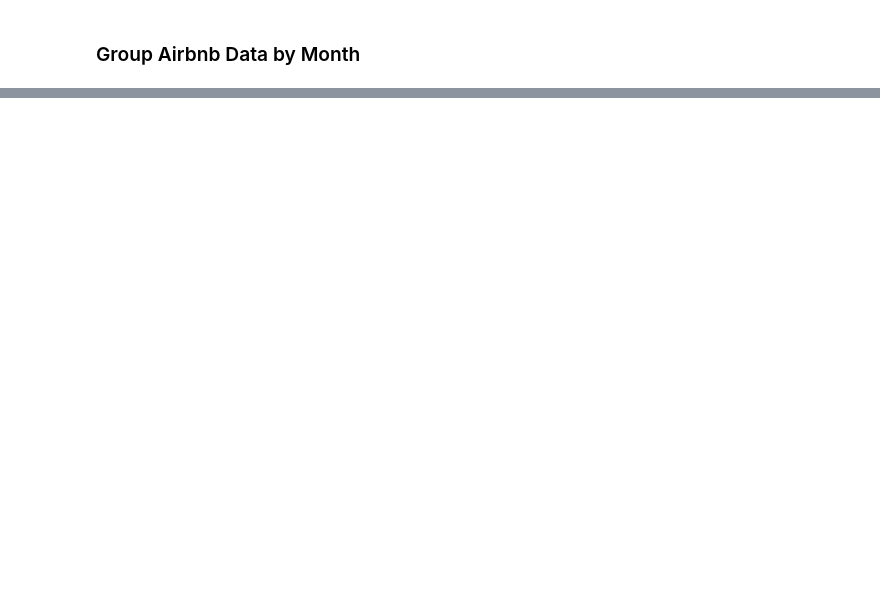
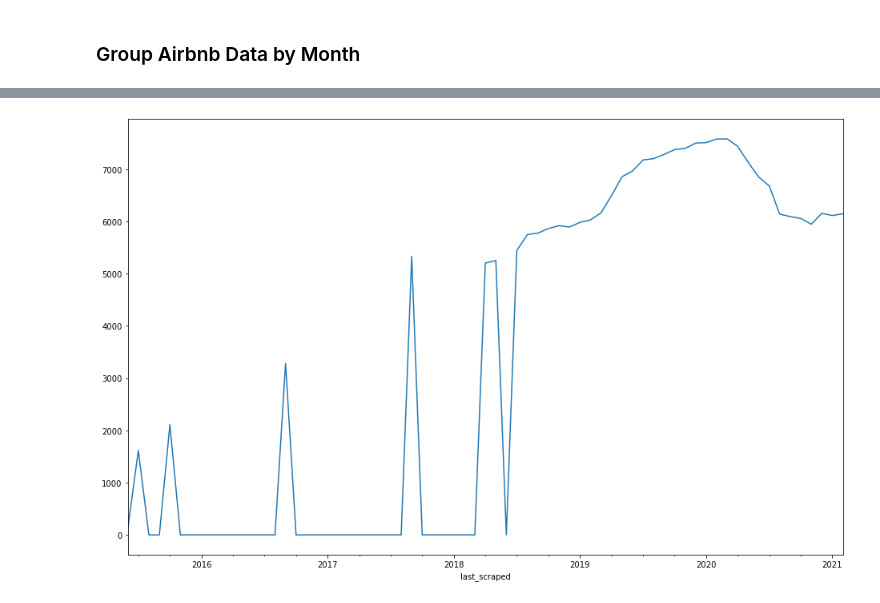
Before and after one commit to Sammyknee/nashville_airbnb_housing, a Jupyter notebook: initial_EDA.ipynb, the cells around one changed output, grey strips where cells are left out. Saved outputs shown, nothing was run; the diff lists cells and outputs as text; code cells hidden in the pictures; blank space fills up the shorter version.

```diff
--- a/initial_EDA.ipynb
+++ b/initial_EDA.ipynb
@@ -607,0 +850,2 @@ KeyError: 'last_scraped'
+# %%
+reg_airbnb_monthly_mean['inventory'] = reg_airbnb_monthly.count()['neighbourhood_cleansed']
@@ -607,0 +869,4 @@ KeyError: 'last_scraped'
+# %%
+reg_airbnb_monthly_mean['inventory'].plot(figsize = (16,10));
+# %% [output]
+[figure, added]
```
Also changed, not shown: parts of 85 cells of this notebook.
